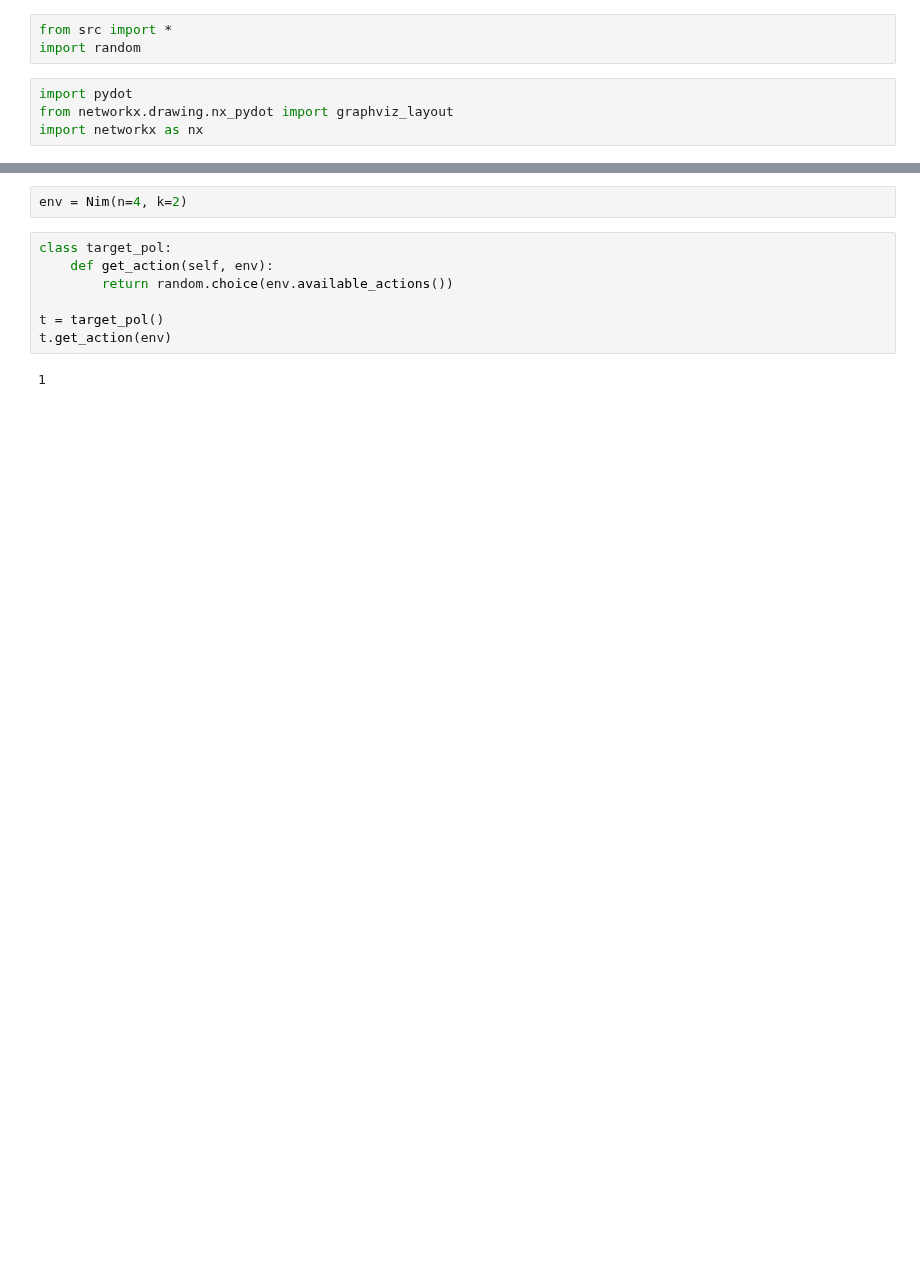
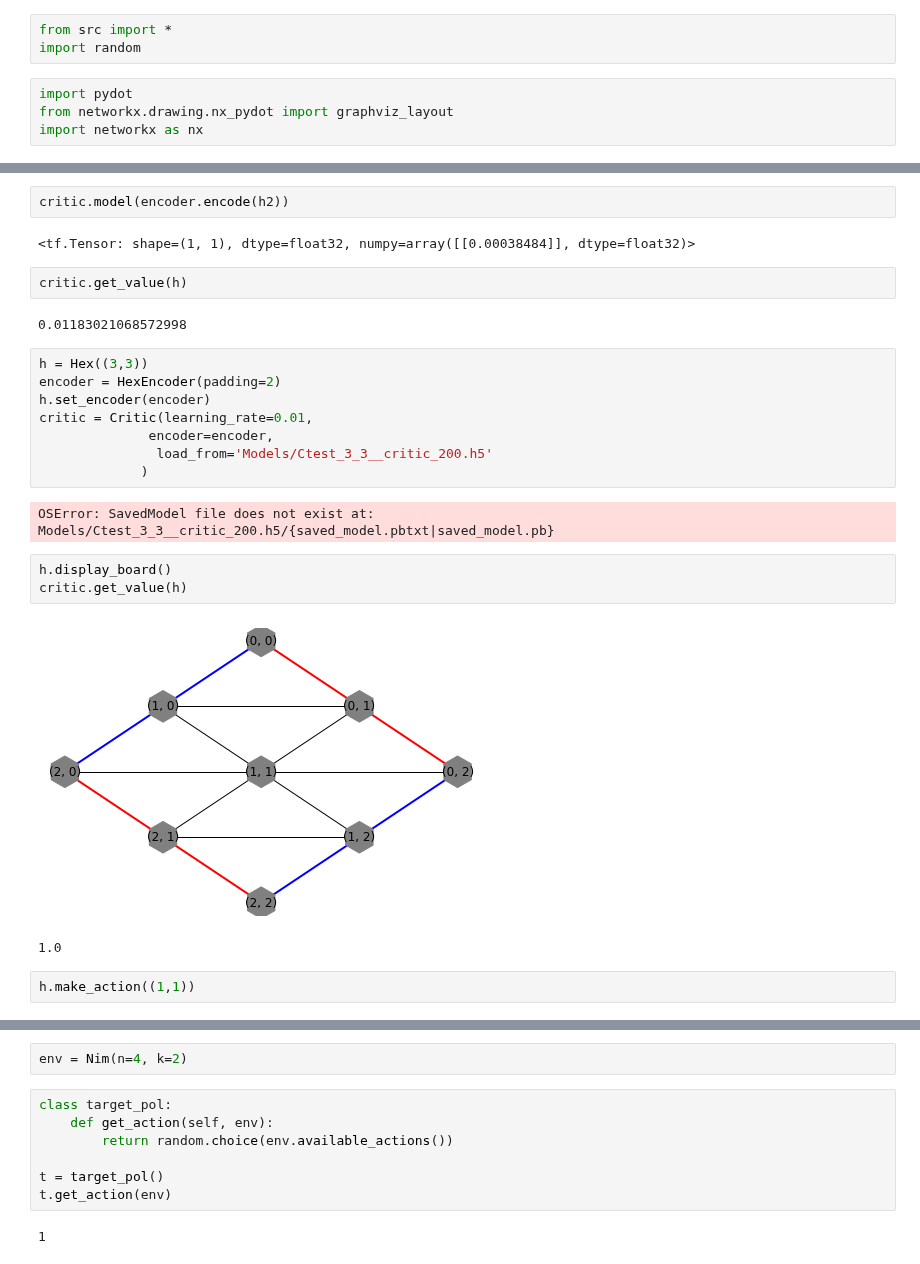
Before and after one commit to AndersBjelland/IT3105_Project2, a Jupyter notebook: MCTS test.ipynb, the cells around one changed output, grey strips where cells are left out. Cells and saved outputs as stored; diff of their text form; blank space fills up the shorter version.

```diff
--- a/MCTS test.ipynb
+++ b/MCTS test.ipynb
@@ -7,0 +679,26 @@ import networkx as nx
+# %%
+critic.model(encoder.encode(h2))
+# %% [output]
+<tf.Tensor: shape=(1, 1), dtype=float32, numpy=array([[0.00038484]], dtype=float32)>
+# %%
+critic.get_value(h)
+# %% [output]
+0.01183021068572998
+# %%
+h = Hex((3,3))
+encoder = HexEncoder(padding=2)
+h.set_encoder(encoder)
+critic = Critic(learning_rate=0.01,
+              encoder=encoder,
+               load_from='Models/Ctest_3_3__critic_200.h5'
+             )
+# %% [output]
+OSError: SavedModel file does not exist at: Models/Ctest_3_3__critic_200.h5/{saved_model.pbtxt|saved_model.pb}
+# %%
+h.display_board()
+critic.get_value(h)
+# %% [output]
+[figure, added]
+1.0
+# %%
+h.make_action((1,1))
```
Also changed, not shown: parts of 86 cells of this notebook, 1 other file.
